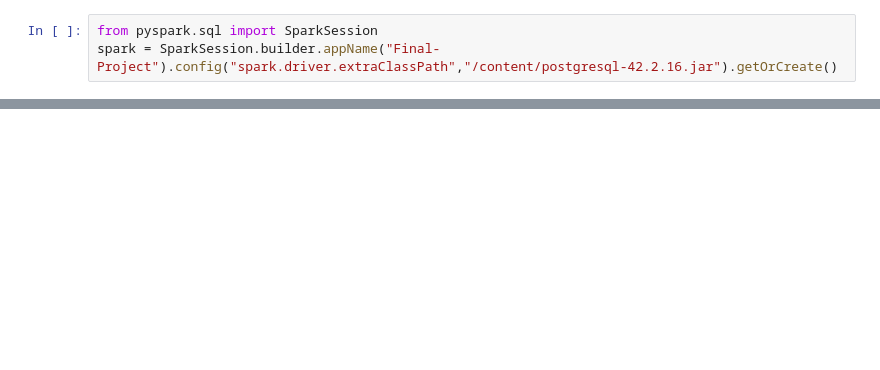
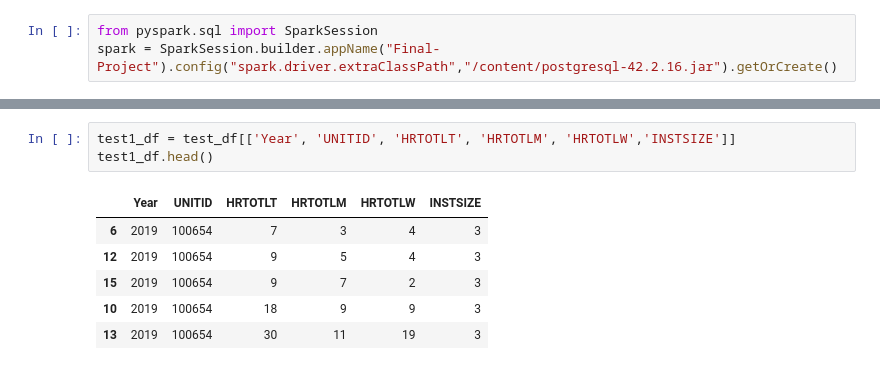
Before and after one commit to davidbowen87/higher_education, a Jupyter notebook: Highered_database_ETL.ipynb, the cells around one changed output, grey strips where cells are left out. Cells and saved outputs as stored; diff of their text form; blank space fills up the shorter version.

```diff
--- a/Highered_database_ETL.ipynb
+++ b/Highered_database_ETL.ipynb
@@ -88,0 +141,10 @@ only showing top 20 rows
+# %%
+test1_df = test_df[['Year', 'UNITID', 'HRTOTLT', 'HRTOTLM', 'HRTOTLW','INSTSIZE']]
+test1_df.head()
+# %% [output]
+|  | Year | UNITID | HRTOTLT | HRTOTLM | HRTOTLW | INSTSIZE |
+| 6 | 2019 | 100654 | 7 | 3 | 4 | 3 |
+| 12 | 2019 | 100654 | 9 | 5 | 4 | 3 |
+| 15 | 2019 | 100654 | 9 | 7 | 2 | 3 |
+| 10 | 2019 | 100654 | 18 | 9 | 9 | 3 |
+| 13 | 2019 | 100654 | 30 | 11 | 19 | 3 |
```
Also changed, not shown: parts of 18 cells of this notebook.
